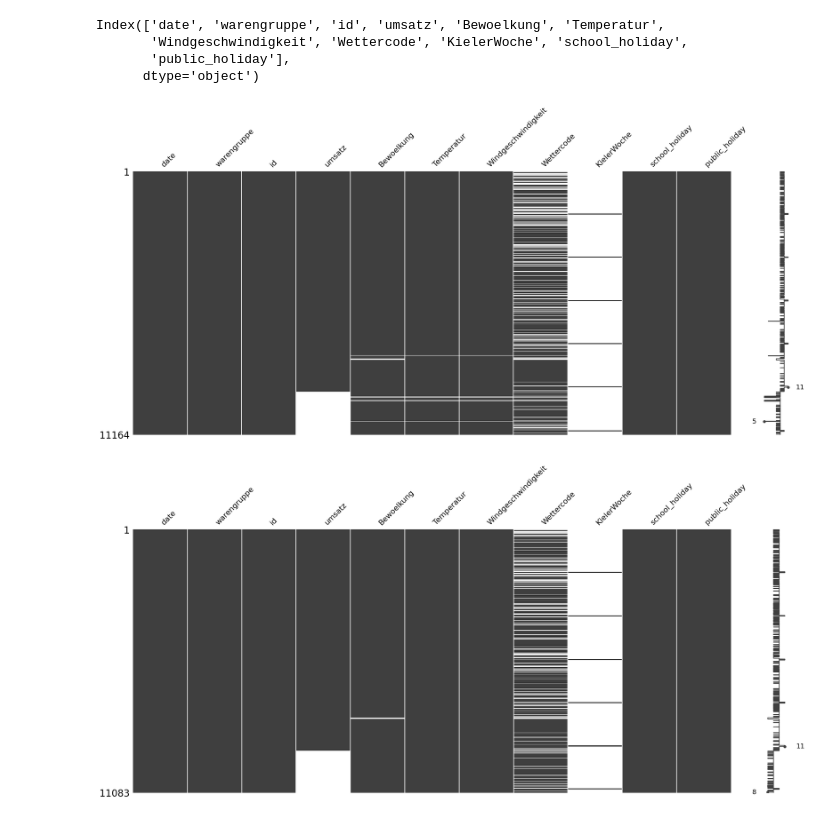
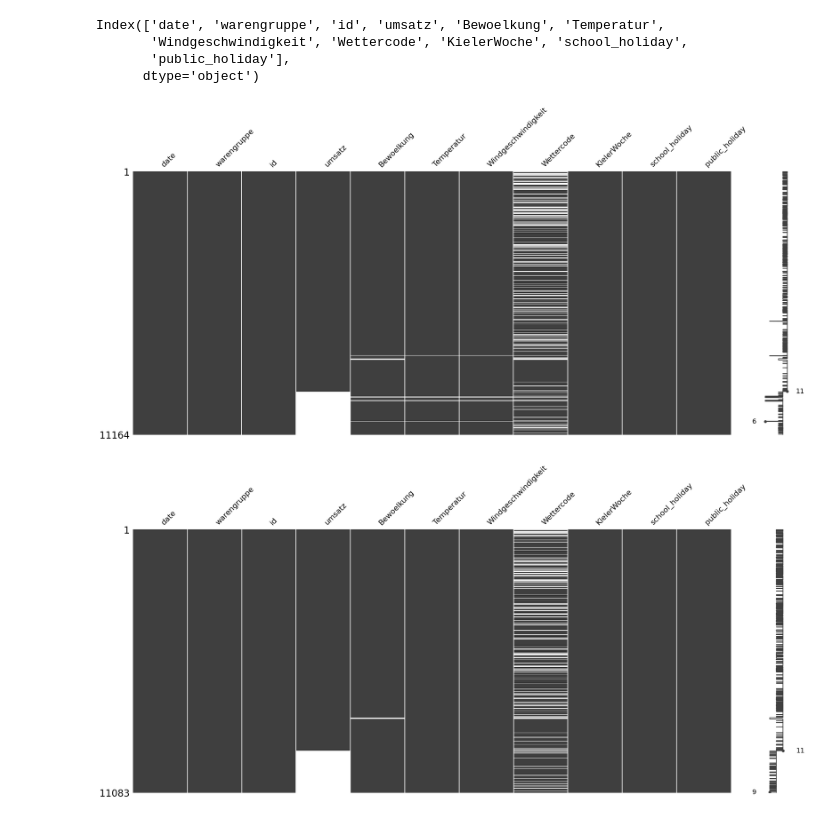
Before and after one commit to vikilouisa/Group-12---Introduction-to-Data-Science-Machine-Learning, a Jupyter notebook: analysis/no_missing_data.ipynb, the cells around one changed output. Cells and saved outputs as stored; diff of their text form; code cells hidden in the pictures.

```diff
--- a/analysis/no_missing_data.ipynb
+++ b/analysis/no_missing_data.ipynb
@@ -19,23 +19,27 @@ Index(['date', 'warengruppe', 'id', 'umsatz', 'Bewoelkung', 'Temperatur',
        'public_holiday'],
       dtype='object')
 # %%
+#adapt KiWo column
+
+df['KielerWoche'] = df['KielerWoche'].notna().astype(int) # NaN → 0, 1.0 → 1
+
 #drop in those rows where everything ist missing
 
-daten_spalten=["Bewoelkung", "Temperatur", "Windgeschwindigkeit", "Wettercode", "KielerWoche"]
+daten_spalten=["Bewoelkung", "Temperatur", "Windgeschwindigkeit", "Wettercode"]
 
 df_clean = df.dropna(subset=daten_spalten, how="all")
 
 df_clean.to_csv("daten_bereinigt.csv", index=False)
 
 # Visualize missing data before and after cleaning
 msno.matrix(df)
 plt.show()
 
 msno.matrix(df_clean)
 plt.show()
 # %% [output]
-[figure, old version]
+[figure, new version]
-[figure, old version]
+[figure, new version]
 # %%
 #filling the gap in Bewoelkung via historical data
 
```
Also changed, not shown: parts of 3 cells of this notebook, 8 other files.
